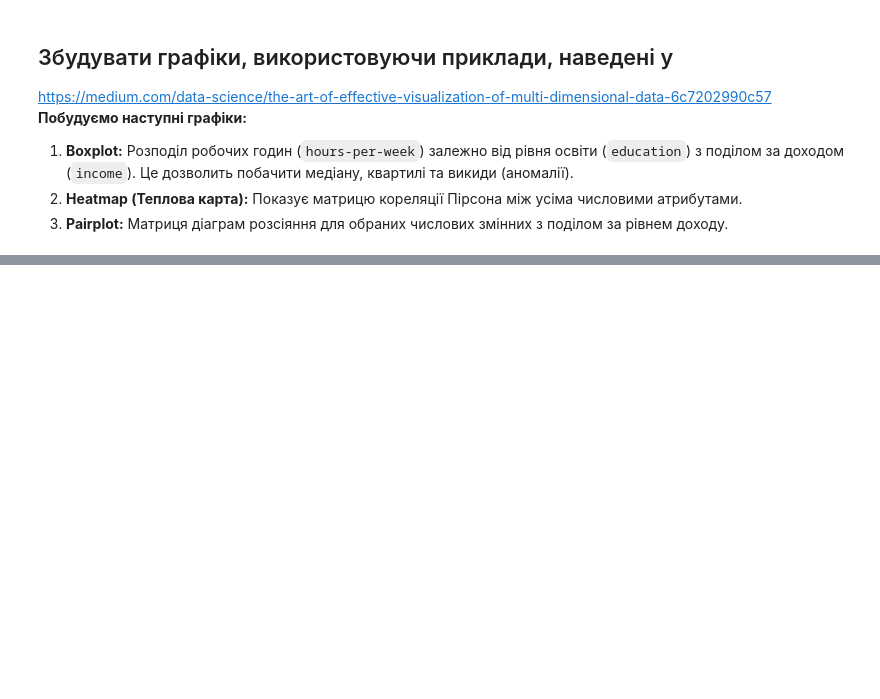
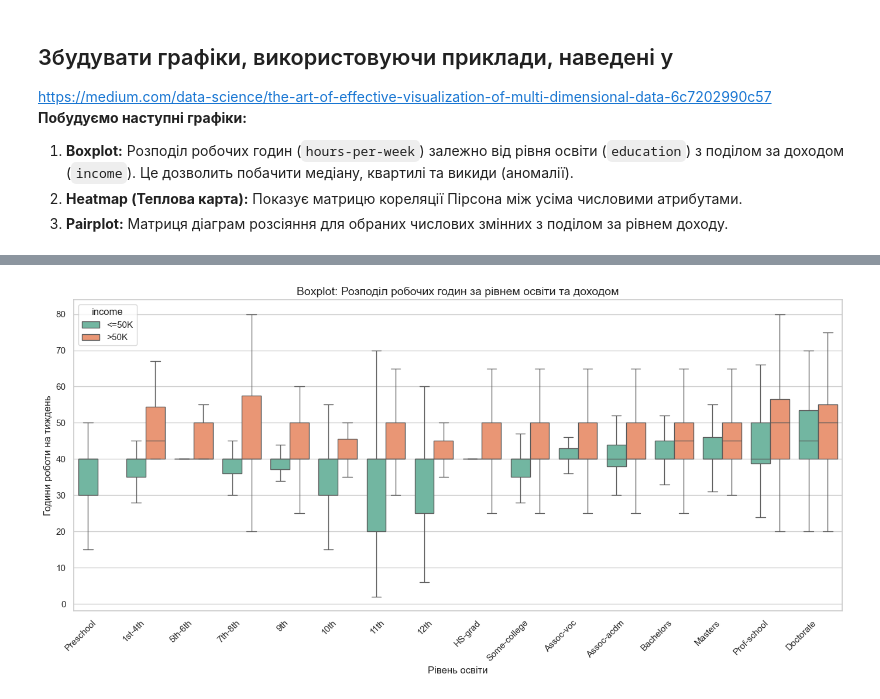
Before and after one commit to kamizu228/ZPAD-2026, a Jupyter notebook: lab3/lab3.ipynb, the cells around one changed output, grey strips where cells are left out. Saved outputs shown, nothing was run; the diff lists cells and outputs as text; code cells hidden in the pictures; blank space fills up the shorter version.

Commit message:
Fix: split graphs into separate cells and hide boxplot fliers

```diff
--- a/lab3/lab3.ipynb
+++ b/lab3/lab3.ipynb
@@ -151,0 +119,23 @@ plt.show()
+# %%
+# Boxplot (Багатовимірний: Освіта + Години + Дохід)
+plt.figure(figsize=(14, 7))
+education_order = ['Preschool', '1st-4th', '5th-6th', '7th-8th', '9th', '10th', '11th', '12th',
+                   'HS-grad', 'Some-college', 'Assoc-voc', 'Assoc-acdm', 'Bachelors', 'Masters', 'Prof-school', 'Doctorate']
+
+sns.boxplot(
+    data=df_adult,
+    x='education',
+    y='hours-per-week',
+    hue='income',
+    order=education_order,
+    palette='Set2',
+    showfliers=False
+)
+plt.title('Boxplot: Розподіл робочих годин за рівнем освіти та доходом', fontsize=14)
+plt.xticks(rotation=45, ha='right')
+plt.xlabel('Рівень освіти')
+plt.ylabel('Години роботи на тиждень')
+plt.tight_layout()
+plt.show()
+# %% [output]
+[figure, added]
```
Also changed, not shown: parts of 3 cells of this notebook.
